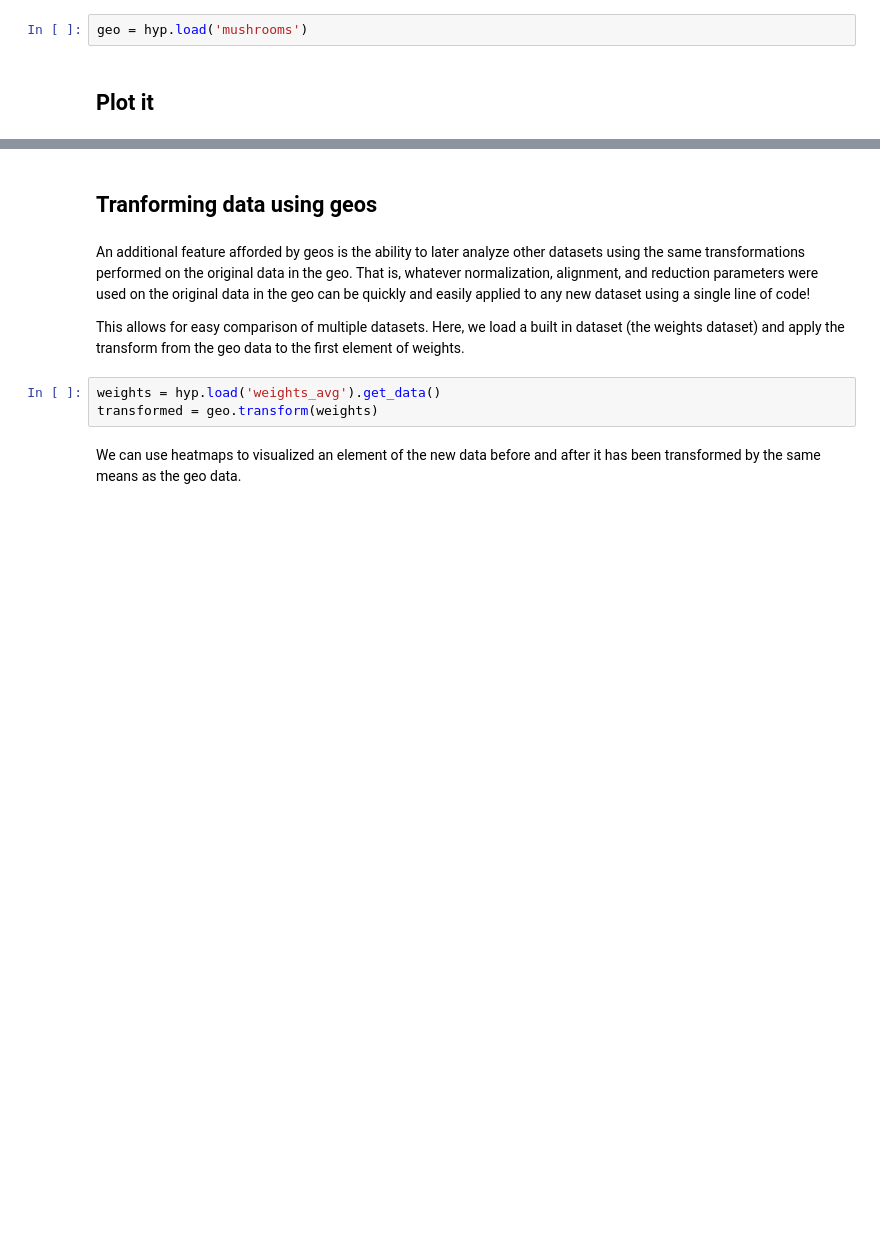
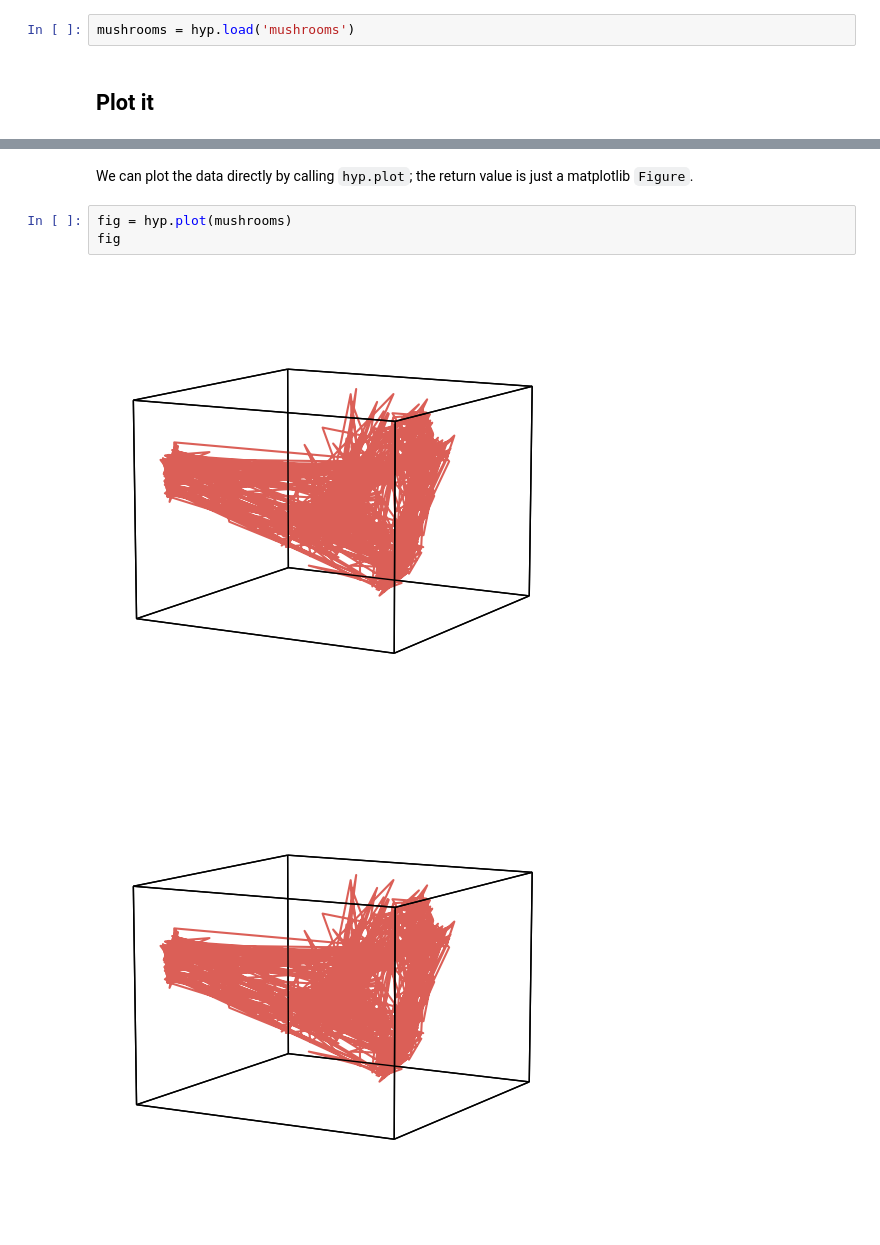
Before and after one commit to ContextLab/hypertools, a Jupyter notebook: docs/tutorials/geo.ipynb, the cells around one changed output, grey strips where cells are left out. Drawn from its saved outputs; the diff is of its cells as text; blank space fills up the shorter version.

```diff
--- a/docs/tutorials/geo.ipynb
+++ b/docs/tutorials/geo.ipynb
@@ -20,6 +22,6 @@ import seaborn as sb
 # %% [markdown]
 In this case, we have used one of the sample datasets built into the package.
 # %%
-geo = hyp.load('mushrooms')
+mushrooms = hyp.load('mushrooms')
 # %% [markdown]
 ## Plot it
@@ -86,12 +28,8 @@ geo.plot(ndims = 2)
-# %% [markdown]
-## Tranforming data using geos
-# %% [markdown]
-An additional feature afforded by geos is the ability to later analyze other datasets using the same transformations performed on the original data in the geo. That is, whatever normalization, alignment, and reduction parameters were used on the original data in the geo can be quickly and easily applied to any new dataset using a single line of code!
-
-
-This allows for easy comparison of multiple datasets. Here, we load a built in dataset (the weights dataset) and apply the transform from the geo data to the first element of weights.
-# %%
-weights = hyp.load('weights_avg').get_data()
-transformed = geo.transform(weights)
-# %% [markdown]
-We can use heatmaps to visualized an element of the new data before and after it has been transformed by the same means as the geo data.
+# %% [markdown]
+We can plot the data directly by calling `hyp.plot`; the return value is just a matplotlib `Figure`.
+# %%
+fig = hyp.plot(mushrooms)
+fig
+# %% [output]
+[figure, added]
+[figure, added]
```
Also changed, not shown: parts of 61 cells of this notebook, 16 other files.
